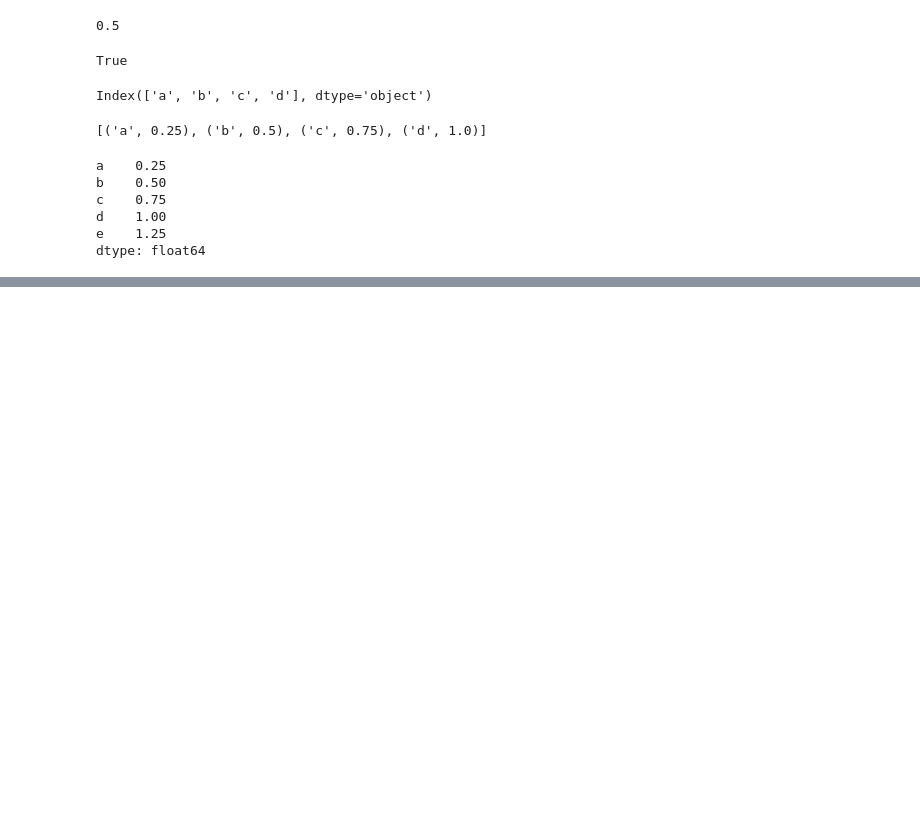
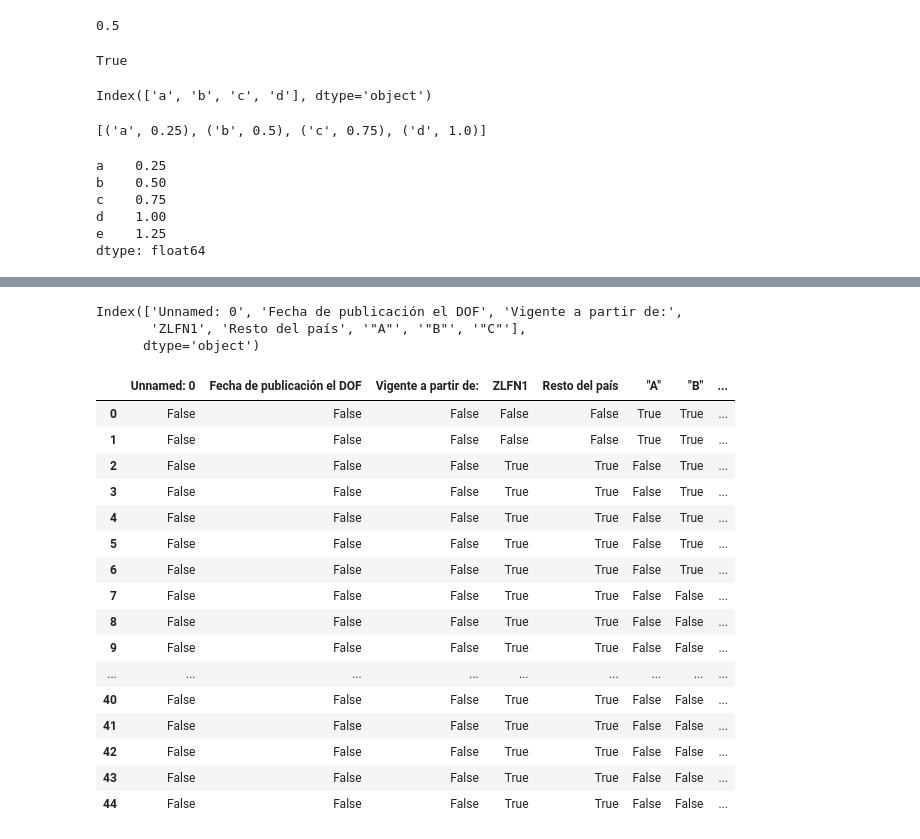
Before and after one commit to DCIDA2019/dcida2020ii-JJRamirezR, a Jupyter notebook: Sep4/pruebaTablas_1.ipynb, the cells around one changed output, grey strips where cells are left out. Saved outputs shown, nothing was run; the diff lists cells and outputs as text; code cells hidden in the pictures; blank space fills up the shorter version.

```diff
--- a/Sep4/pruebaTablas_1.ipynb
+++ b/Sep4/pruebaTablas_1.ipynb
@@ -191,0 +218,32 @@ dtype: float64
+# %%
+#conocer el nombre de las columnas
+sal.columns
+# %% [output]
+Index(['Unnamed: 0', 'Fecha de publicación el DOF', 'Vigente a partir de:',
+       'ZLFN1', 'Resto del país', '"A"', '"B"', '"C"'],
+      dtype='object')
+# %%
+# Checar cuales valores son nulos en una cierta columna
+#Para una columna en particular
+#sal['"B"'].isnull()
+
+#Para todo el DataFrame
+sal.isnull()
+# %% [output]
+|  | Unnamed: 0 | Fecha de publicación el DOF | Vigente a partir de: | ZLFN1 | Resto del país | "A" | "B" | ... |
+| 0 | False | False | False | False | False | True | True | ... |
+| 1 | False | False | False | False | False | True | True | ... |
+| 2 | False | False | False | True | True | False | True | ... |
+| 3 | False | False | False | True | True | False | True | ... |
+| 4 | False | False | False | True | True | False | True | ... |
+| 5 | False | False | False | True | True | False | True | ... |
+| 6 | False | False | False | True | True | False | True | ... |
+| 7 | False | False | False | True | True | False | False | ... |
+| 8 | False | False | False | True | True | False | False | ... |
+| 9 | False | False | False | True | True | False | False | ... |
+| ... | ... | ... | ... | ... | ... | ... | ... | ... |
+| 40 | False | False | False | True | True | False | False | ... |
+| 41 | False | False | False | True | True | False | False | ... |
+| 42 | False | False | False | True | True | False | False | ... |
+| 43 | False | False | False | True | True | False | False | ... |
+| 44 | False | False | False | True | True | False | False | ... |
```
Also changed, not shown: parts of 11 cells of this notebook.
